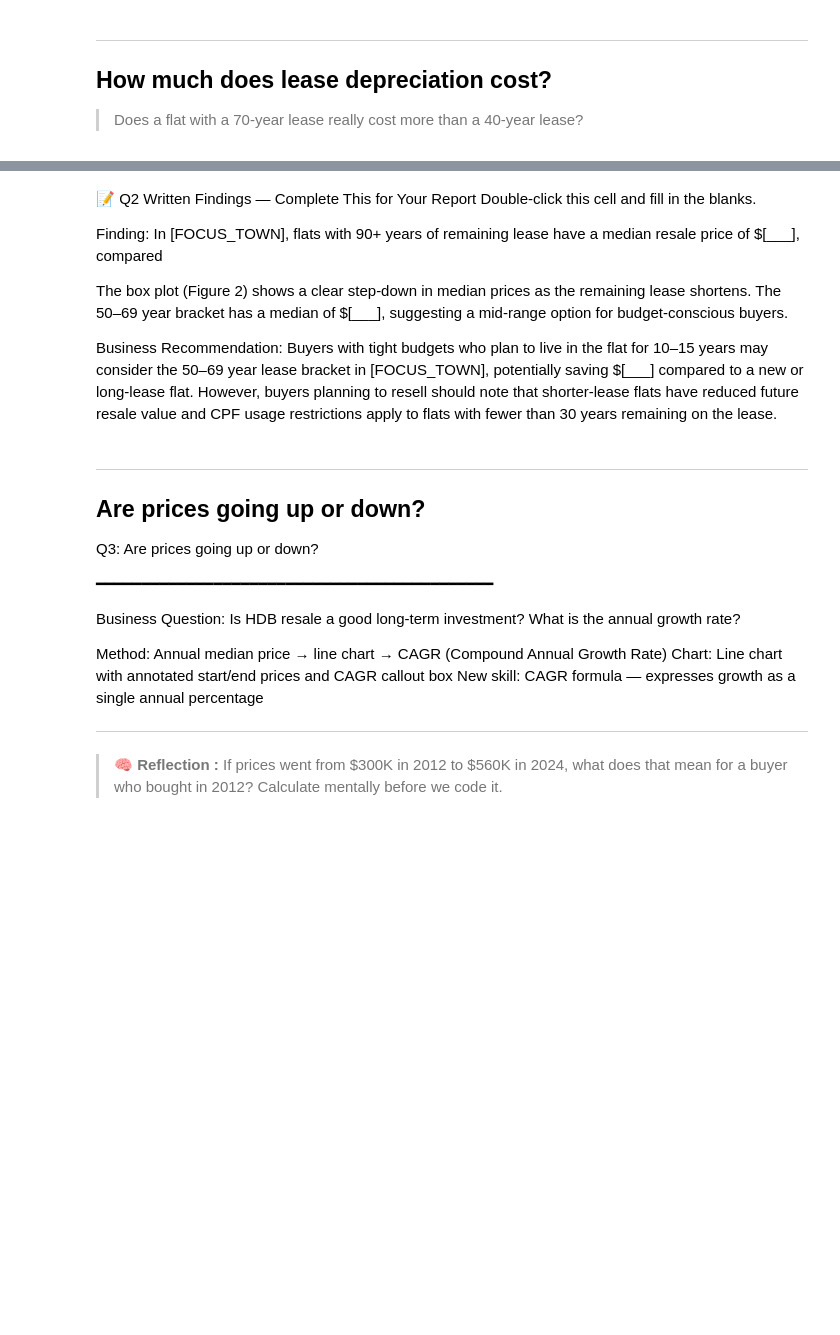
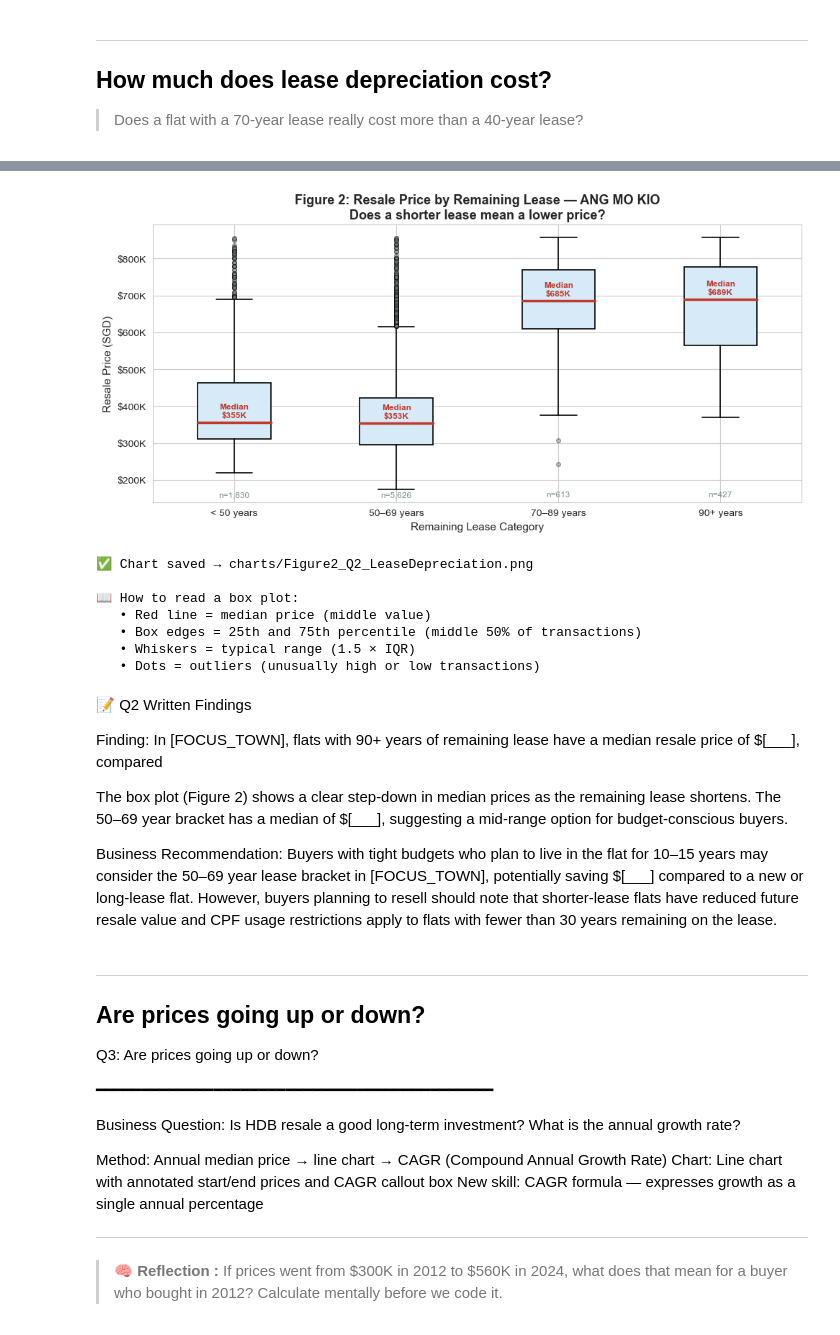
Before and after one commit to icedberries/G11_HDB_Analysis, a Jupyter notebook: G11_HDB_Analysis.ipynb, the cells around one changed output, grey strips where cells are left out. Cells and saved outputs as stored; diff of their text form; code cells hidden in the pictures; blank space fills up the shorter version.

```diff
--- a/G11_HDB_Analysis.ipynb
+++ b/G11_HDB_Analysis.ipynb
@@ -151,9 +231,6 @@ dtype: int64
 # %%
 # Drop or impute missing values using the 5% threshold rule (drop if missing values < 5%, impute with median if missing values >= 5%)
 missing_threshold = 0.05 * len(hdb)
-
-# Parse through "remaining_lease" column to convert string values to datetime, handling non-numeric entries by coercing them to NaN
-hdb['remaining_lease'] = pd.to_datetime(hdb['remaining_lease'], errors='coerce')
 
 for column in hdb.columns:
     missing_count = hdb[column].isnull().sum()
@@ -630,6 +603,76 @@ lease_bracket
+# %%
+# ── Q2: Box Plot ──────────────────────────────────────────────
+fig, ax = plt.subplots(figsize=(10, 5))
+
+
+data_groups = [
+    town_df[town_df['lease_bracket'] == b]['resale_price'].values
+    for b in BRACKET_ORDER
+]
+
+
+bp = ax.boxplot(
+    data_groups,
+    labels       = BRACKET_ORDER,
+    patch_artist = True,
+    medianprops  = dict(color=C_RED,   linewidth=2.5),
+    boxprops     = dict(facecolor='#D6EAF8', linewidth=1.2),
+    whiskerprops = dict(linewidth=1.2),
+    capprops     = dict(linewidth=1.2),
+    flierprops   = dict(marker='o', markerfacecolor=C_GREY,
+                        markersize=4, linestyle='none', alpha=0.4)
+)
+
+
+# Annotate medians
+y_range = ax.get_ylim()[1] - ax.get_ylim()[0]
+for i, group_data in enumerate(data_groups):
+    if len(group_data) > 0:
+        med = np.median(group_data)
+        ax.text(i + 1, med + y_range * 0.02,
+                f'Median\n${med/1000:.0f}K',
+                ha='center', fontsize=8.5,
+                color=C_RED, fontweight='bold')
+
+
+# Sample sizes
+for i, b in enumerate(BRACKET_ORDER):
+    n = len(town_df[town_df['lease_bracket'] == b])
+    ax.text(i + 1, ax.get_ylim()[0] + y_range * 0.02,
+            f'n={n:,}', ha='center', fontsize=8.5, color=C_GREY)
+
+
+ax.set_title(
+    f'Figure 2: Resale Price by Remaining Lease — {FOCUS_TOWN}\n'
+    'Does a shorter lease mean a lower price?'
+)
+ax.set_xlabel('Remaining Lease Category')
+ax.set_ylabel('Resale Price (SGD)')
+ax.yaxis.set_major_formatter(mticker.FuncFormatter(lambda x, _: f'${x/1000:.0f}K'))
+
+
+plt.tight_layout()
+plt.savefig('charts/Figure2_Q2_LeaseDepreciation.png', dpi=150, bbox_inches='tight')
+plt.show()
+print('✅ Chart saved → charts/Figure2_Q2_LeaseDepreciation.png')
+
+
+print('\n📖 How to read a box plot:')
+print('   • Red line = median price (middle value)')
+print('   • Box edges = 25th and 75th percentile (middle 50% of transactions)')
+print('   • Whiskers = typical range (1.5 × IQR)')
+print('   • Dots = outliers (unusually high or low transactions)')
+# %% [output]
+[figure, added]
+✅ Chart saved → charts/Figure2_Q2_LeaseDepreciation.png
+
+📖 How to read a box plot:
+   • Red line = median price (middle value)
+   • Box edges = 25th and 75th percentile (middle 50% of transactions)
+   • Whiskers = typical range (1.5 × IQR)
+   • Dots = outliers (unusually high or low transactions)
 # %% [markdown]
-📝 Q2 Written Findings — Complete This for Your Report
-Double-click this cell and fill in the blanks.
+📝 Q2 Written Findings
 
 Finding:
 In [FOCUS_TOWN], flats with 90+ years of remaining lease have a median resale price of $[___], compared
```
Also changed, not shown: parts of 9 cells of this notebook.
